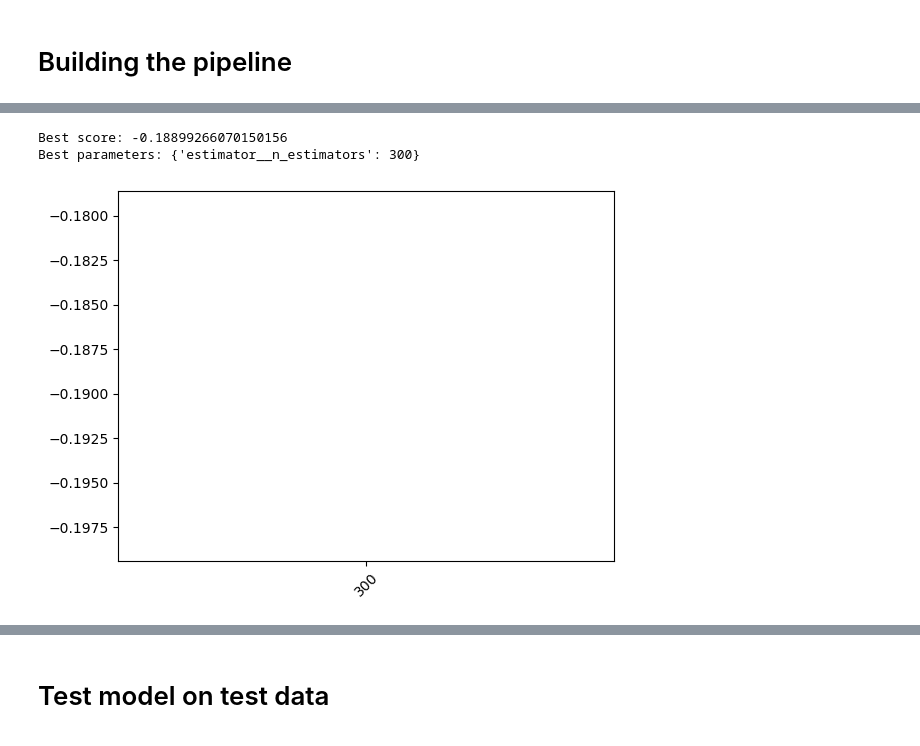
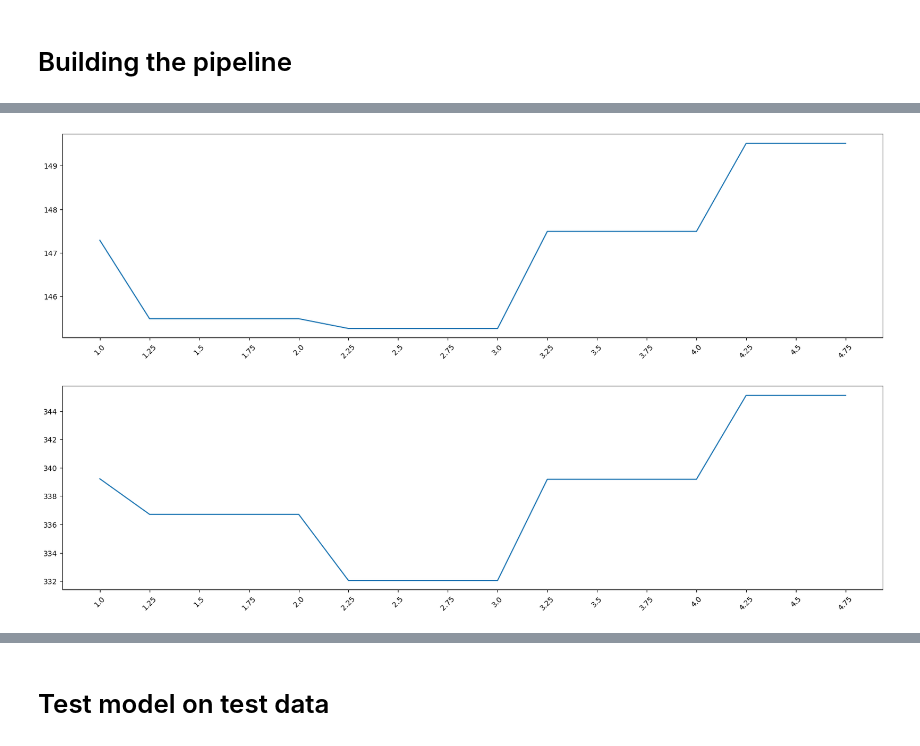
Before and after one commit to CristianoGambirasio/MLProjectNTNU, a Jupyter notebook: NOTEBOOK.ipynb, the cells around one changed output, grey strips where cells are left out. Drawn from its saved outputs; the diff is of its cells as text; code cells hidden in the pictures.

Commit message:
lgbm

```diff
--- a/NOTEBOOK.ipynb
+++ b/NOTEBOOK.ipynb
@@ -638,6 +673,4 @@ parameters_grid = {
 # %%
-from sklearn.model_selection import PredefinedSplit
-
 # set column transformer
 columnTransformer = ColumnTransformer(
     transformers=[
@@ -648,21 +681,32 @@ columnTransformer = ColumnTransformer(
     n_jobs=-1
 )
 
+xgb = xgboost.XGBRegressor(
+    random_state=42,
+    learning_rate=0.1,
+    max_depth=9,
+    reg_alpha=2,
+    reg_lambda=5,
+    n_estimators=40,
+    colsample_bytree=1,
+    min_child_weight=2,
+)
+
+lgbm = LGBMRegressor(
+    num_leaves=31,
+    min_data_in_leaf=20,
+    max_depth=9,
+    random_state=42,
+)
+
 # build the pipeline
 pipeline = Pipeline(steps=[
     ('columnTransformer', columnTransformer),
     ('statusSaver', StatusSaver()),
-    ('estimator', xgboost.XGBRegressor(
-        random_state=42,
-        learning_rate=0.1,
-        max_depth=9,
-        reg_alpha=1,
-        reg_lambda=4,
-        n_estimators=400,
-        colsample_bytree=1,
-        min_child_weight=3,
-        ))
+    ('estimator', lgbm)
 ])
+
+
 
 # create bayesian search estimator
 m1_BayesCV = BayesSearchCV(
@@ -670,7 +714,7 @@ m1_BayesCV = BayesSearchCV(
 
 
 m1_GridCV = GridSearchCV(
-    pipeline, parameters_grid, scoring='neg_mean_absolute_error', cv=6, error_score='raise', n_jobs=-1, verbose=2, refit=True)
+    pipeline, parameters_grid_lgbm, scoring=scoring, cv=ps, error_score='raise', n_jobs=1, verbose=2, refit='MAE')
 
 # switch between BayesCV and GridCV
 m1_CV = m1_GridCV
@@ -692,23 +751,27 @@ Fitting 6 folds for each of 1 candidates, totalling 6 fits
 # %%
 # print the scores
-print('Best score:', m1_CV.best_score_)
-print('Best parameters:', m1_CV.best_params_)
+# print('Best score:', m1_CV.best_score_)
+# print('Best parameters:', m1_CV.best_params_)
-# %% [output]
-Best score: -0.18899266070150156
-Best parameters: {'estimator__n_estimators': 300}
 # %%
 #sns.lineplot(m1_CV.cv_results_['mean_test_score'])
 # %%
 
 for key, values in m1_CV.param_grid.items():
     pass
 
-ax = plt.gca()
+plt.figure(figsize=(20, 5))
 
-sns.lineplot(y=m1_CV.cv_results_['mean_test_score'], x=list(map(str, values)))
+
+sns.lineplot(y=m1_CV.cv_results_['mean_test_MAE']*-1, x=list(map(str, values)))
 plt.xticks(rotation=45);
+
+
+plt.figure(figsize=(20, 5))
+sns.lineplot(y=m1_CV.cv_results_['mean_test_STD']*-1, x=list(map(str, values)))
+plt.xticks(rotation=45);
 # %% [output]
-[figure, old version]
+[figure, new version]
+[figure, added]
 # %%
 #m1.steps[-3][1].get_feature_names_out()
 # %%
```
Also changed, not shown: parts of 26 cells of this notebook.
